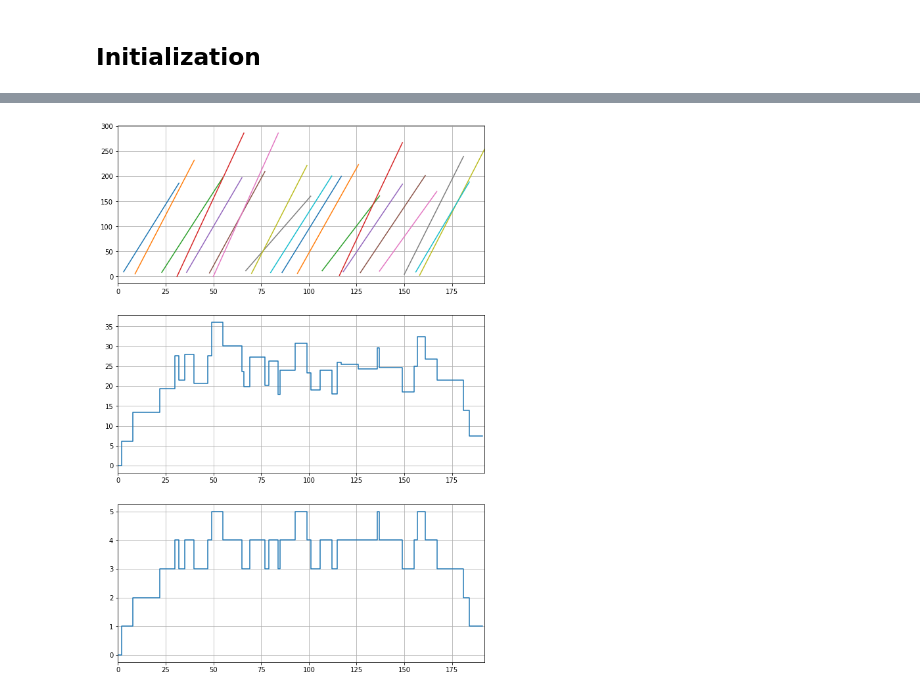
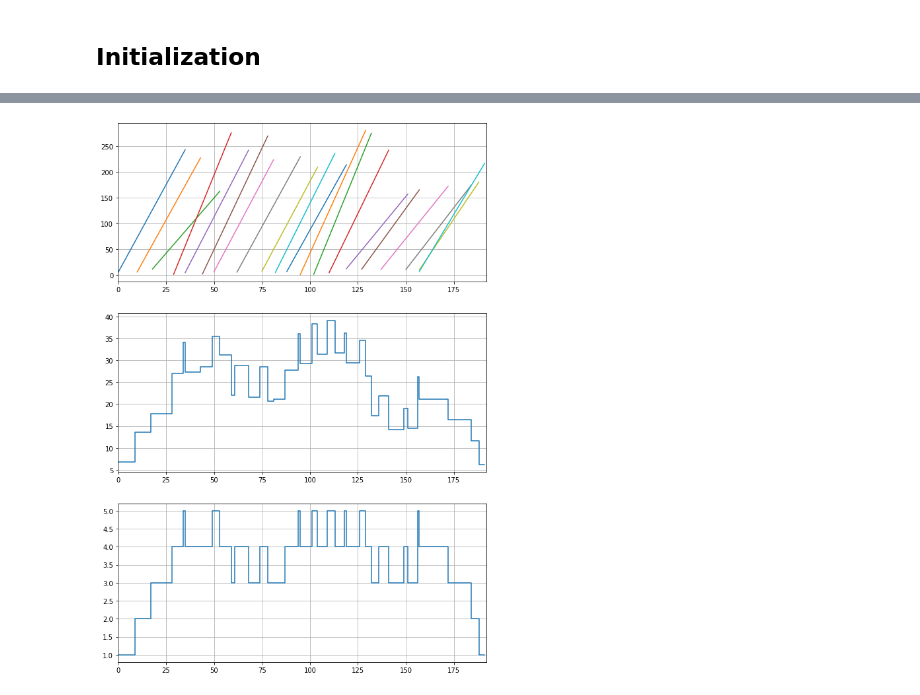
Before and after one commit to ArciAndres/pev_battery_charge, a Jupyter notebook: notebooks/PEVEnvironmentDescription.ipynb, the cells around one changed output, grey strips where cells are left out. Cells and saved outputs as stored; diff of their text form; code cells hidden in the pictures.

Commit message:
Added gifs from environment random generation

```diff
--- a/notebooks/PEVEnvironmentDescription.ipynb
+++ b/notebooks/PEVEnvironmentDescription.ipynb
@@ -16,8 +48,12 @@ env = PEVBatteryCharge(args=config)
 # %%
-env.build_random_schedule()
-env.compute_greedy_charge()
-env.compute_power_ideal()
-env.compute_pev_plugin()
-env.plot_simulation(plots=[1,2,3])
+from time import sleep
+
+for _ in range(10):
+    sleep(1)
+    env.build_random_schedule()
+    env.compute_greedy_charge()
+    env.compute_power_ideal()
+    env.compute_pev_plugin()
+    env.plot_simulation(plots=[1,2,3])
 # %% [output]
-[figure, old version]
+[figure, new version]
```
Also changed, not shown: parts of 14 cells of this notebook, 6 other files.
